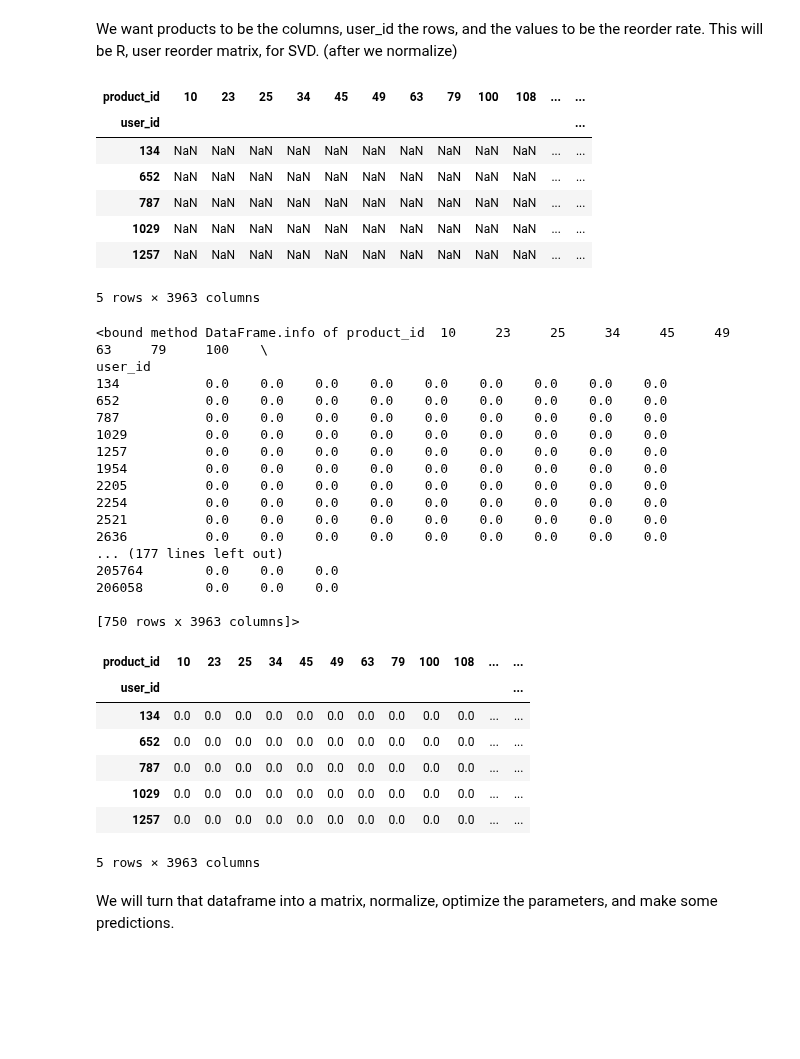
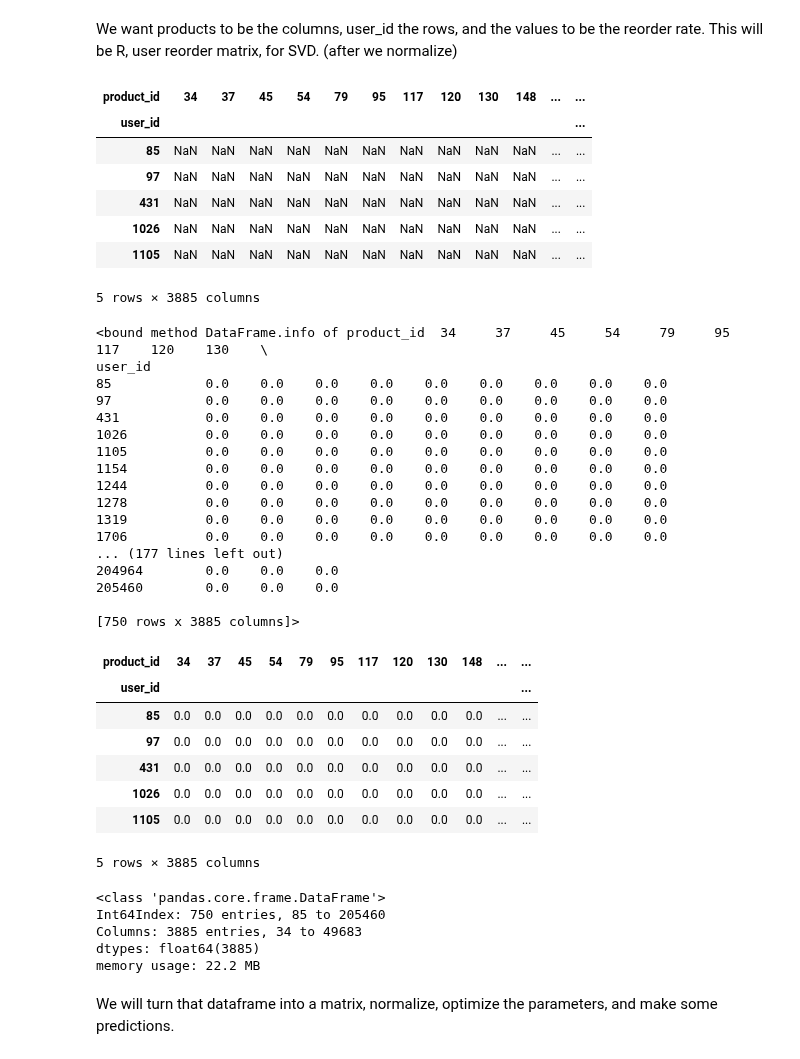
Before and after one commit to lbjennings/Springboard, a Jupyter notebook: Springboard/Capstone Project 1/SVD.ipynb, the cells around one changed output. Drawn from its saved outputs; the diff is of its cells as text; code cells hidden in the pictures; blank space fills up the shorter version.

```diff
--- a/Springboard/Capstone Project 1/SVD.ipynb
+++ b/Springboard/Capstone Project 1/SVD.ipynb
@@ -222,7 +224,7 @@ dtype: int64
 We will want to get reorder rates for user by product.
 # %%
 #count number of product purchases by user
-user_products_total=df_user_order_prod.groupby(['user_id','product_id']).size()
+user_products_total=df_user_order_prod.groupby(['user_id','product_id']).size().sort_values(ascending=False)
 user_products_total.head()
 # %% [output]
 user_id  product_id
@@ -234,7 +236,7 @@ user_id  product_id
 dtype: int64
 # %%
 #count number of reorders for user by product
-user_item_reorders=df_user_order_prod['reordered'].groupby([df_user_order_prod['user_id'],df_user_order_prod['product_id']]).sum()
+user_item_reorders=df_user_order_prod['reordered'].groupby([df_user_order_prod['user_id'],df_user_order_prod['product_id']]).sum().sort_values(ascending=False)
 user_item_reorders.head()
 # %% [output]
 user_id  product_id
@@ -282,3 +284,3 @@ user_id product_id
 # %%
 #join into singe dataframe
-df_yes=pd.concat([df_upr, df_ur], axis=1)
+df_rates=pd.concat([df_upr, df_ur], axis=1)
@@ -296,50 +309,58 @@ df_yes.head()
 We want products to be the columns, user_id the rows, and the values to be the reorder rate. This will be R, user reorder matrix, for SVD. (after we normalize)
 # %%
 #reset dataframe in order to pivot product_id to columns, user_id to index, and reorder rate to values.
-df_reorders=df_yes.reset_index().pivot(index='user_id', columns='product_id', values='prod_reorder_rate')
+df_reorders=df_rates.reset_index().pivot(index='user_id', columns='product_id', values='prod_reorder_rate')
 df_reorders.head()
 # %% [output]
-| product_id | 10 | 23 | 25 | 34 | 45 | 49 | 63 | 79 | 100 | 108 | ... | ... |
+| product_id | 34 | 37 | 45 | 54 | 79 | 95 | 117 | 120 | 130 | 148 | ... | ... |
 | user_id |  |  |  |  |  |  |  |  |  |  |  | ... |
-| 134 | NaN | NaN | NaN | NaN | NaN | NaN | NaN | NaN | NaN | NaN | ... | ... |
-| 652 | NaN | NaN | NaN | NaN | NaN | NaN | NaN | NaN | NaN | NaN | ... | ... |
-| 787 | NaN | NaN | NaN | NaN | NaN | NaN | NaN | NaN | NaN | NaN | ... | ... |
-| 1029 | NaN | NaN | NaN | NaN | NaN | NaN | NaN | NaN | NaN | NaN | ... | ... |
-| 1257 | NaN | NaN | NaN | NaN | NaN | NaN | NaN | NaN | NaN | NaN | ... | ... |
+| 85 | NaN | NaN | NaN | NaN | NaN | NaN | NaN | NaN | NaN | NaN | ... | ... |
+| 97 | NaN | NaN | NaN | NaN | NaN | NaN | NaN | NaN | NaN | NaN | ... | ... |
+| 431 | NaN | NaN | NaN | NaN | NaN | NaN | NaN | NaN | NaN | NaN | ... | ... |
+| 1026 | NaN | NaN | NaN | NaN | NaN | NaN | NaN | NaN | NaN | NaN | ... | ... |
+| 1105 | NaN | NaN | NaN | NaN | NaN | NaN | NaN | NaN | NaN | NaN | ... | ... |
-5 rows × 3963 columns
+5 rows × 3885 columns
 # %%
 #fill NaN with 0
 df_reorders=df_reorders.fillna(0)
 # %%
 df_reorders.info
 # %% [output]
-<bound method DataFrame.info of product_id  10     23     25     34     45     49     63     79     100    \
+<bound method DataFrame.info of product_id  34     37     45     54     79     95     117    120    130    \
 user_id
-134           0.0    0.0    0.0    0.0    0.0    0.0    0.0    0.0    0.0
-652           0.0    0.0    0.0    0.0    0.0    0.0    0.0    0.0    0.0
-787           0.0    0.0    0.0    0.0    0.0    0.0    0.0    0.0    0.0
-1029          0.0    0.0    0.0    0.0    0.0    0.0    0.0    0.0    0.0
-1257          0.0    0.0    0.0    0.0    0.0    0.0    0.0    0.0    0.0
-1954          0.0    0.0    0.0    0.0    0.0    0.0    0.0    0.0    0.0
-2205          0.0    0.0    0.0    0.0    0.0    0.0    0.0    0.0    0.0
-2254          0.0    0.0    0.0    0.0    0.0    0.0    0.0    0.0    0.0
-2521          0.0    0.0    0.0    0.0    0.0    0.0    0.0    0.0    0.0
-2636          0.0    0.0    0.0    0.0    0.0    0.0    0.0    0.0    0.0
+85            0.0    0.0    0.0    0.0    0.0    0.0    0.0    0.0    0.0
+97            0.0    0.0    0.0    0.0    0.0    0.0    0.0    0.0    0.0
+431           0.0    0.0    0.0    0.0    0.0    0.0    0.0    0.0    0.0
+1026          0.0    0.0    0.0    0.0    0.0    0.0    0.0    0.0    0.0
+1105          0.0    0.0    0.0    0.0    0.0    0.0    0.0    0.0    0.0
+1154          0.0    0.0    0.0    0.0    0.0    0.0    0.0    0.0    0.0
+1244          0.0    0.0    0.0    0.0    0.0    0.0    0.0    0.0    0.0
+1278          0.0    0.0    0.0    0.0    0.0    0.0    0.0    0.0    0.0
+1319          0.0    0.0    0.0    0.0    0.0    0.0    0.0    0.0    0.0
+1706          0.0    0.0    0.0    0.0    0.0    0.0    0.0    0.0    0.0
 ... (177 lines left out)
-205764        0.0    0.0    0.0
-206058        0.0    0.0    0.0
+204964        0.0    0.0    0.0
+205460        0.0    0.0    0.0
 
-[750 rows x 3963 columns]>
+[750 rows x 3885 columns]>
 # %%
 df_reorders.head()
 # %% [output]
-| product_id | 10 | 23 | 25 | 34 | 45 | 49 | 63 | 79 | 100 | 108 | ... | ... |
+| product_id | 34 | 37 | 45 | 54 | 79 | 95 | 117 | 120 | 130 | 148 | ... | ... |
 | user_id |  |  |  |  |  |  |  |  |  |  |  | ... |
-| 134 | 0.0 | 0.0 | 0.0 | 0.0 | 0.0 | 0.0 | 0.0 | 0.0 | 0.0 | 0.0 | ... | ... |
-| 652 | 0.0 | 0.0 | 0.0 | 0.0 | 0.0 | 0.0 | 0.0 | 0.0 | 0.0 | 0.0 | ... | ... |
-| 787 | 0.0 | 0.0 | 0.0 | 0.0 | 0.0 | 0.0 | 0.0 | 0.0 | 0.0 | 0.0 | ... | ... |
-| 1029 | 0.0 | 0.0 | 0.0 | 0.0 | 0.0 | 0.0 | 0.0 | 0.0 | 0.0 | 0.0 | ... | ... |
-| 1257 | 0.0 | 0.0 | 0.0 | 0.0 | 0.0 | 0.0 | 0.0 | 0.0 | 0.0 | 0.0 | ... | ... |
+| 85 | 0.0 | 0.0 | 0.0 | 0.0 | 0.0 | 0.0 | 0.0 | 0.0 | 0.0 | 0.0 | ... | ... |
+| 97 | 0.0 | 0.0 | 0.0 | 0.0 | 0.0 | 0.0 | 0.0 | 0.0 | 0.0 | 0.0 | ... | ... |
+| 431 | 0.0 | 0.0 | 0.0 | 0.0 | 0.0 | 0.0 | 0.0 | 0.0 | 0.0 | 0.0 | ... | ... |
+| 1026 | 0.0 | 0.0 | 0.0 | 0.0 | 0.0 | 0.0 | 0.0 | 0.0 | 0.0 | 0.0 | ... | ... |
+| 1105 | 0.0 | 0.0 | 0.0 | 0.0 | 0.0 | 0.0 | 0.0 | 0.0 | 0.0 | 0.0 | ... | ... |
-5 rows × 3963 columns
+5 rows × 3885 columns
+# %%
+df_reorders.info()
+# %% [output]
+<class 'pandas.core.frame.DataFrame'>
+Int64Index: 750 entries, 85 to 205460
+Columns: 3885 entries, 34 to 49683
+dtypes: float64(3885)
+memory usage: 22.2 MB
 # %% [markdown]
 We will turn that dataframe into a matrix, normalize, optimize the parameters, and make some predictions.
```
Also changed, not shown: parts of 23 cells of this notebook.
